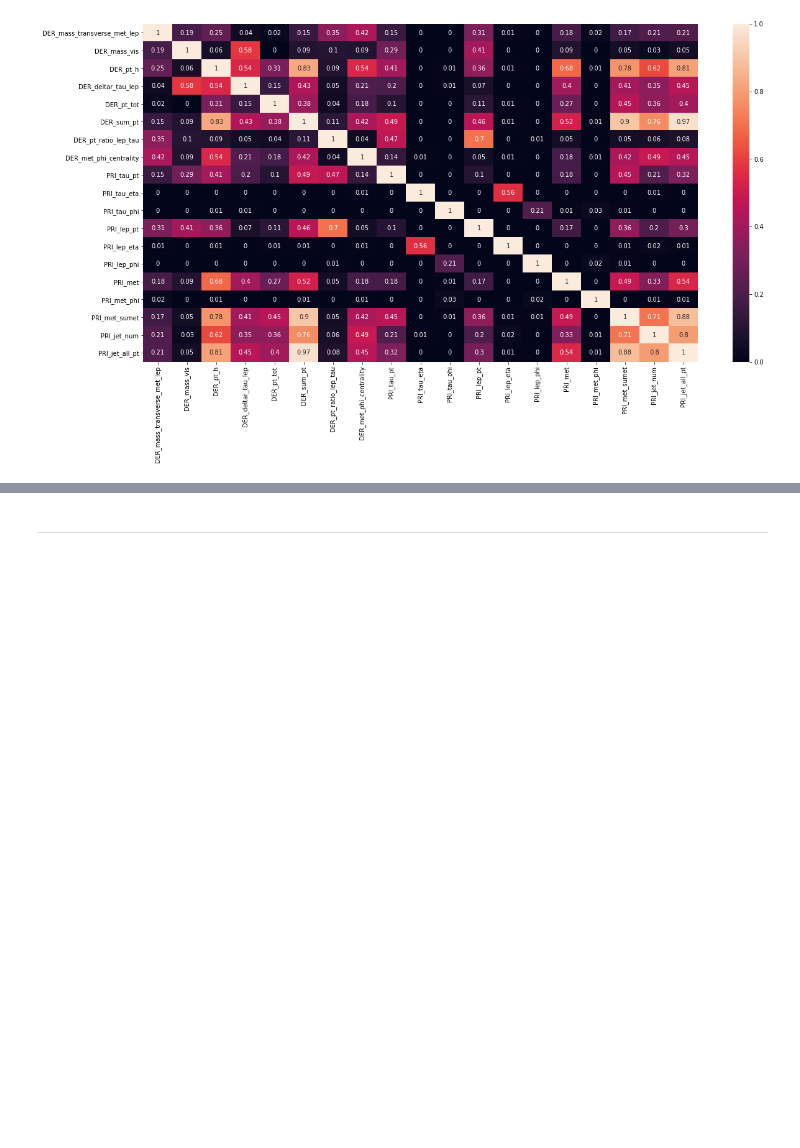
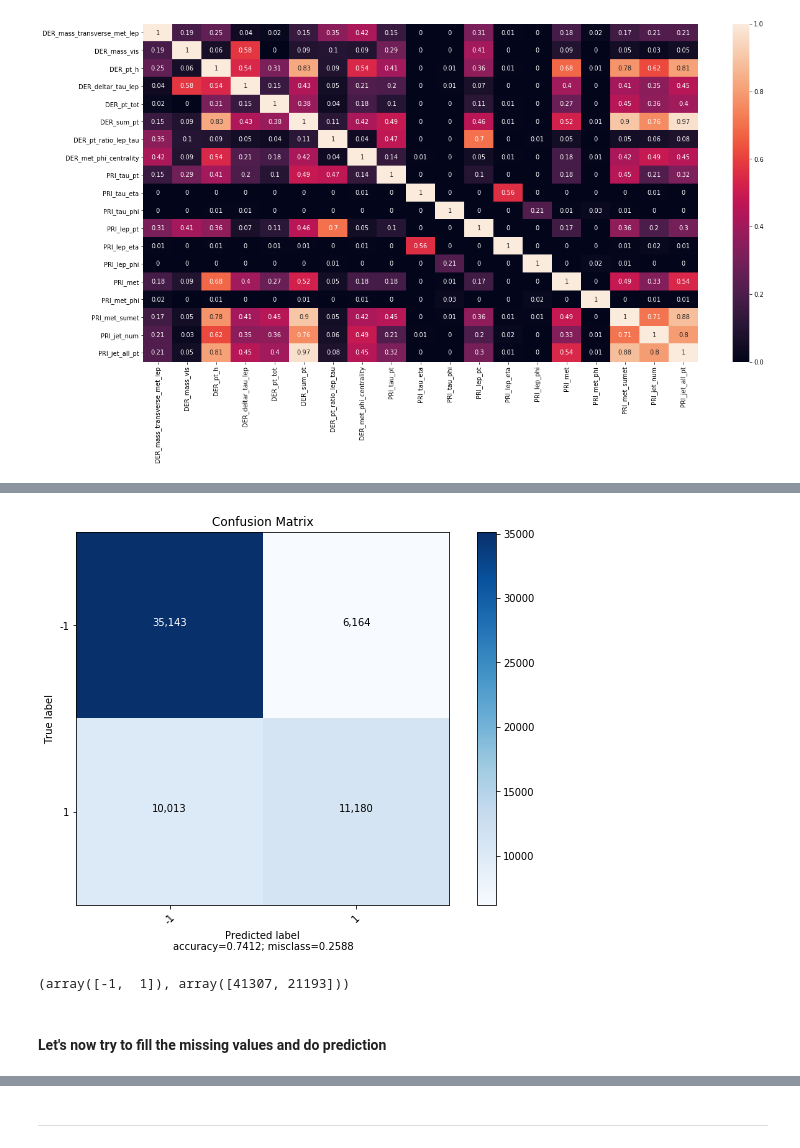
Before and after one commit to oganesManasian/EPFL-Machine-Learning-Higgs-2019, a Jupyter notebook: scripts/DRAFT.ipynb, the cells around one changed output, grey strips where cells are left out. Cells and saved outputs as stored; diff of their text form; code cells hidden in the pictures; blank space fills up the shorter version.

```diff
--- a/scripts/DRAFT.ipynb
+++ b/scripts/DRAFT.ipynb
@@ -136,0 +214,14 @@ Test set accuracy = 74.10560000000001%
+# %%
+CM = confusion_matrix(y_test,model_logit.predict(x_test))
+plot_confusion_matrix(cm           = CM,
+                      normalize    = False,
+                      target_names = ['-1','1'],
+                      title        = "Confusion Matrix")
+# %% [output]
+[figure, added]
+# %%
+np.unique(y_test,return_counts=True)
+# %% [output]
+(array([-1,  1]), array([41307, 21193]))
+# %% [markdown]
+#### Let's now try to fill the missing values and do prediction
```
Also changed, not shown: parts of 28 cells of this notebook.
